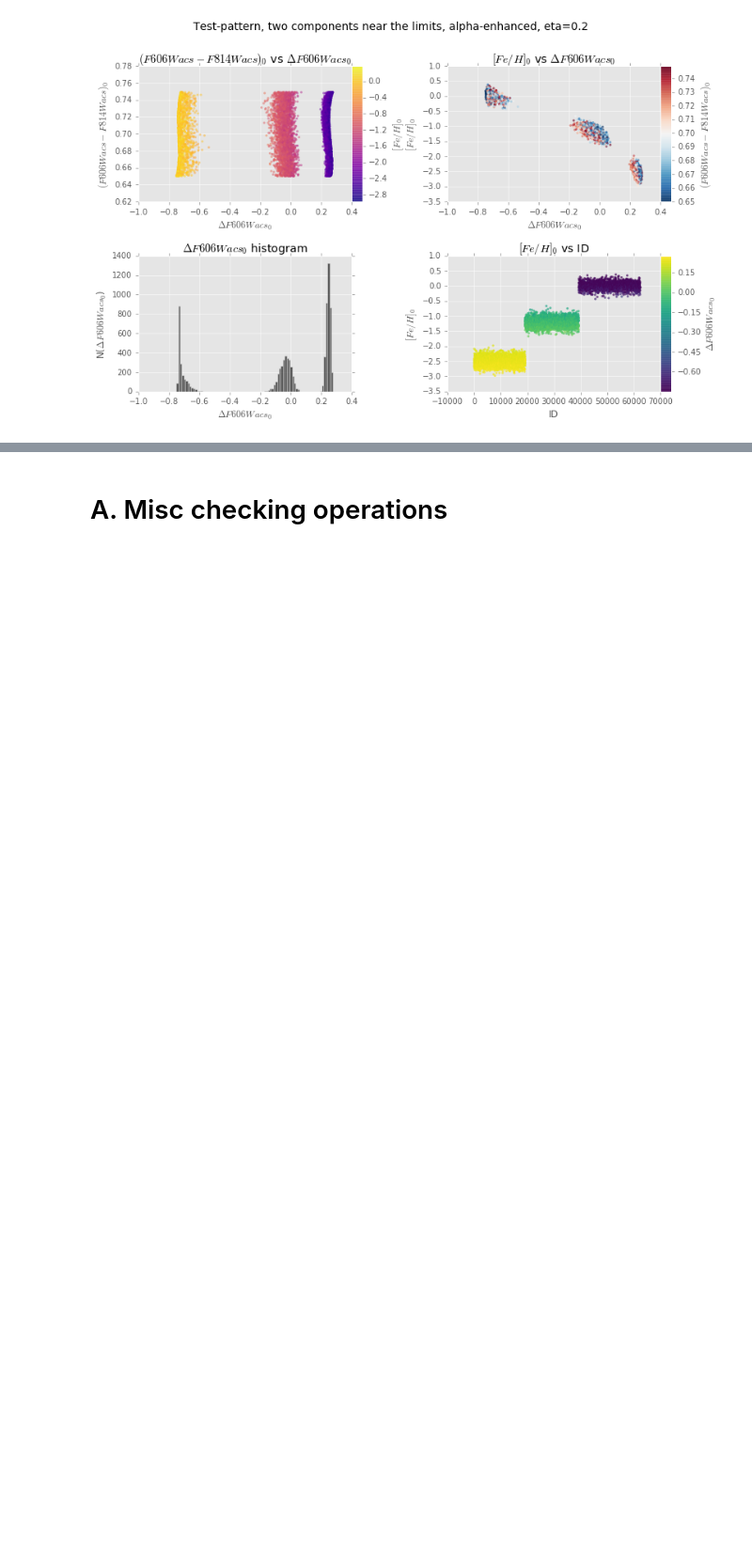
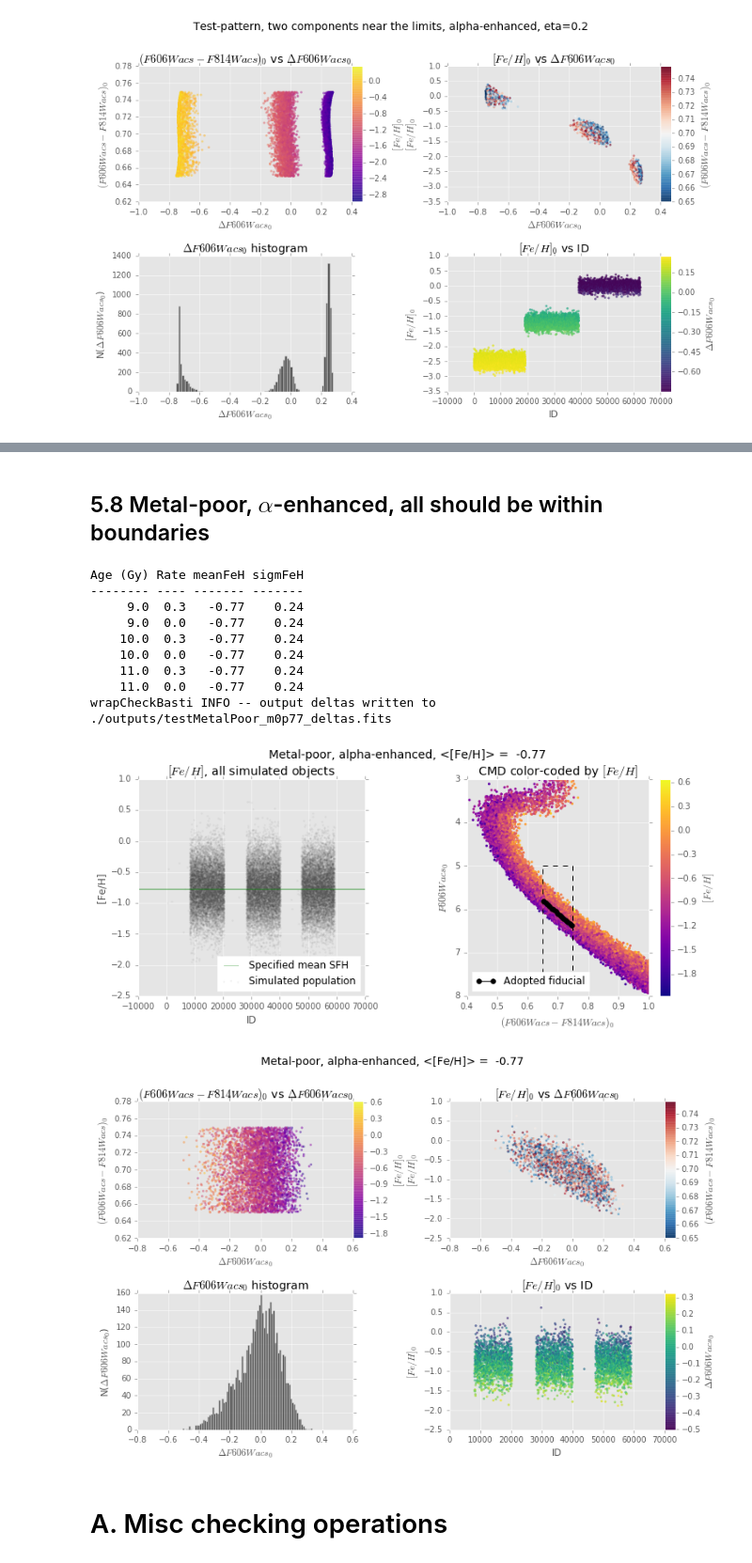
Before and after one commit to willclarkson/bastiTest, a Jupyter notebook: notebooks/2017-09-08_quicklookBaSTi_truncation.ipynb, the cells around one changed output, grey strips where cells are left out. Shown at 94% size. Drawn from its saved outputs; the diff is of its cells as text; code cells hidden in the pictures; blank space fills up the shorter version.

```diff
--- a/notebooks/2017-09-08_quicklookBaSTi_truncation.ipynb
+++ b/notebooks/2017-09-08_quicklookBaSTi_truncation.ipynb
@@ -661,3 +718,28 @@ wrapCheckBasti INFO -- output deltas written to ./outputs/test3Comp_deltas.fits
+# %% [markdown]
+## 5.8 Metal-poor, $\alpha$-enhanced, all should be within boundaries ##
+# %%
+stemPopMP2 = 'FeH_m0p77_al/Synth_Pop__Sep_8_03.54.53_CEST_2017_'
+sNameMP2='testMetalPoor_m0p77'
+sTitlMP2='Metal-poor, alpha-enhanced, <[Fe/H]> =  -0.77'
+
+sStemMP2='%s/%s' % (dirPlots, sNameMP2)
+sDeltMP2='%s/%s_deltas.fits' % (dirOuts, sNameMP2)
+# %%
+wrapCheckBasti(stemPopMP2, degFit, nMed, nMin, xLo, xHi, yLo, yHi, \
+               figStem=sStemMP2, sTitle=sTitlMP2, nBins=nBins, \
+               bothFigs=True, pathOut=sDeltMP2, stripes=False)
+# %% [output]
+Age (Gy) Rate meanFeH sigmFeH
+-------- ---- ------- -------
+     9.0  0.3   -0.77    0.24
+     9.0  0.0   -0.77    0.24
+    10.0  0.3   -0.77    0.24
+    10.0  0.0   -0.77    0.24
+    11.0  0.3   -0.77    0.24
+    11.0  0.0   -0.77    0.24
+wrapCheckBasti INFO -- output deltas written to ./outputs/testMetalPoor_m0p77_deltas.fits
+[figure, added]
+[figure, added]
 # %% [markdown]
 # A. Misc checking operations #
 # %%
```
Also changed, not shown: parts of 7 cells of this notebook, 18 other files.
